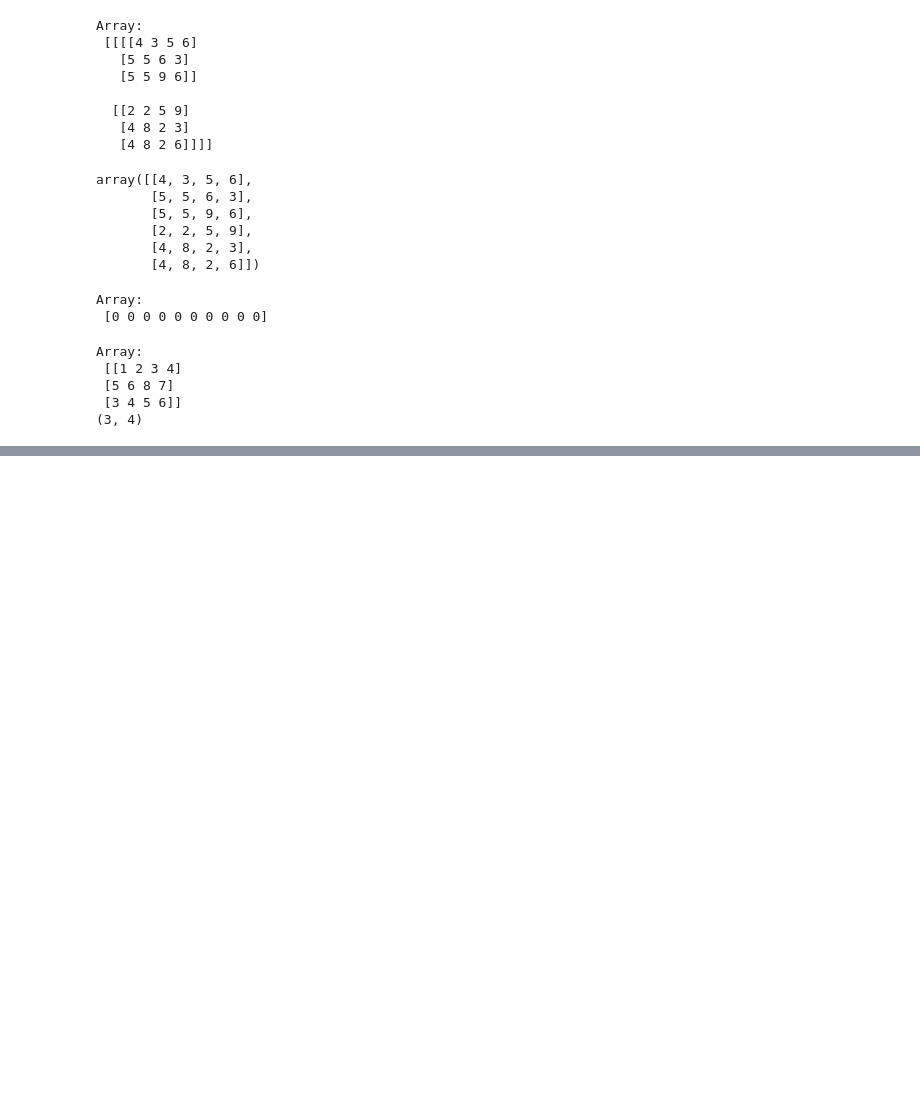
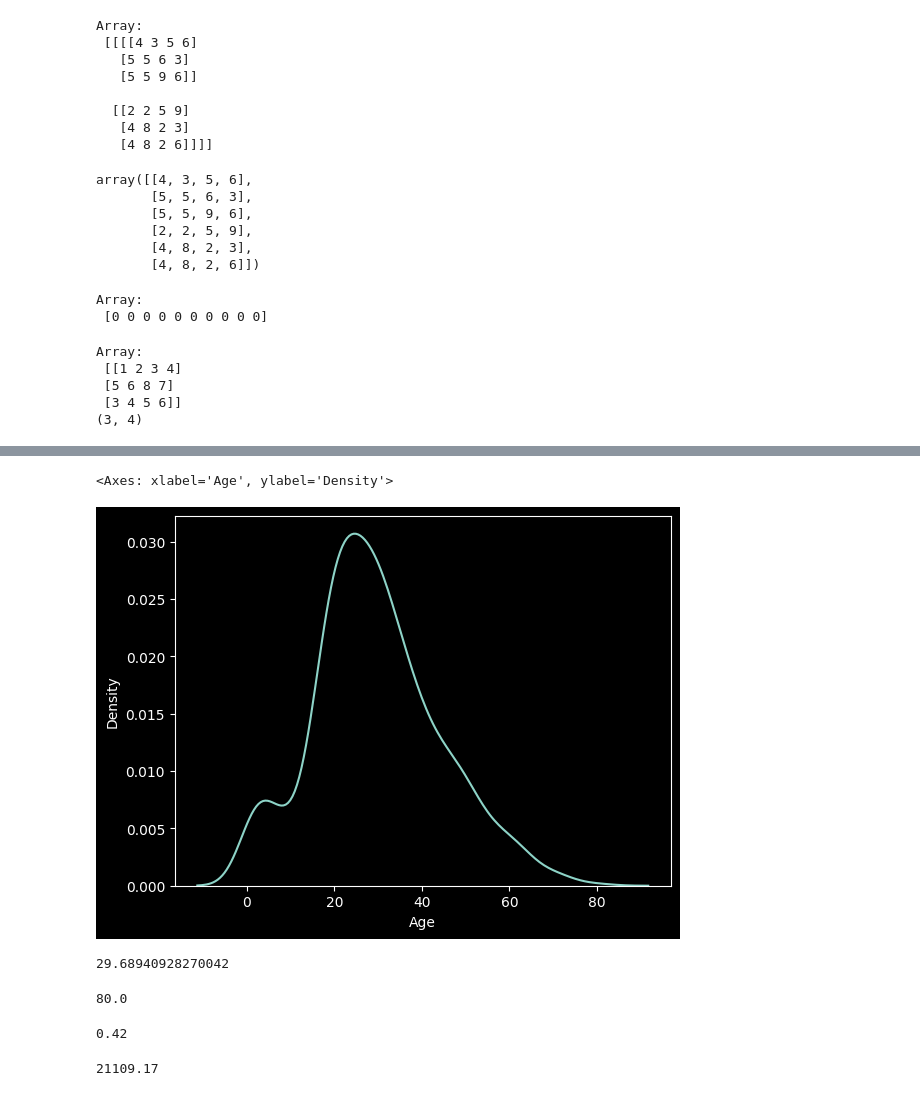
Before and after one commit to abhishek2young/Assignment, a Jupyter notebook: Python_5.ipynb, the cells around one changed output, grey strips where cells are left out. Drawn from its saved outputs; the diff is of its cells as text; code cells hidden in the pictures; blank space fills up the shorter version.

```diff
--- a/Python_5.ipynb
+++ b/Python_5.ipynb
@@ -969,0 +1345,22 @@ Array:
+# %%
+import seaborn as sns
+sns.kdeplot(df["Age"])
+# %% [output]
+<Axes: xlabel='Age', ylabel='Density'>
+[figure, added]
+# %%
+df["Age"].mean()
+# %% [output]
+29.68940928270042
+# %%
+df["Age"].max()
+# %% [output]
+80.0
+# %%
+df["Age"].min()
+# %% [output]
+0.42
+# %%
+df["Age"].sum()
+# %% [output]
+21109.17
```
Also changed, not shown: parts of 64 cells of this notebook.
